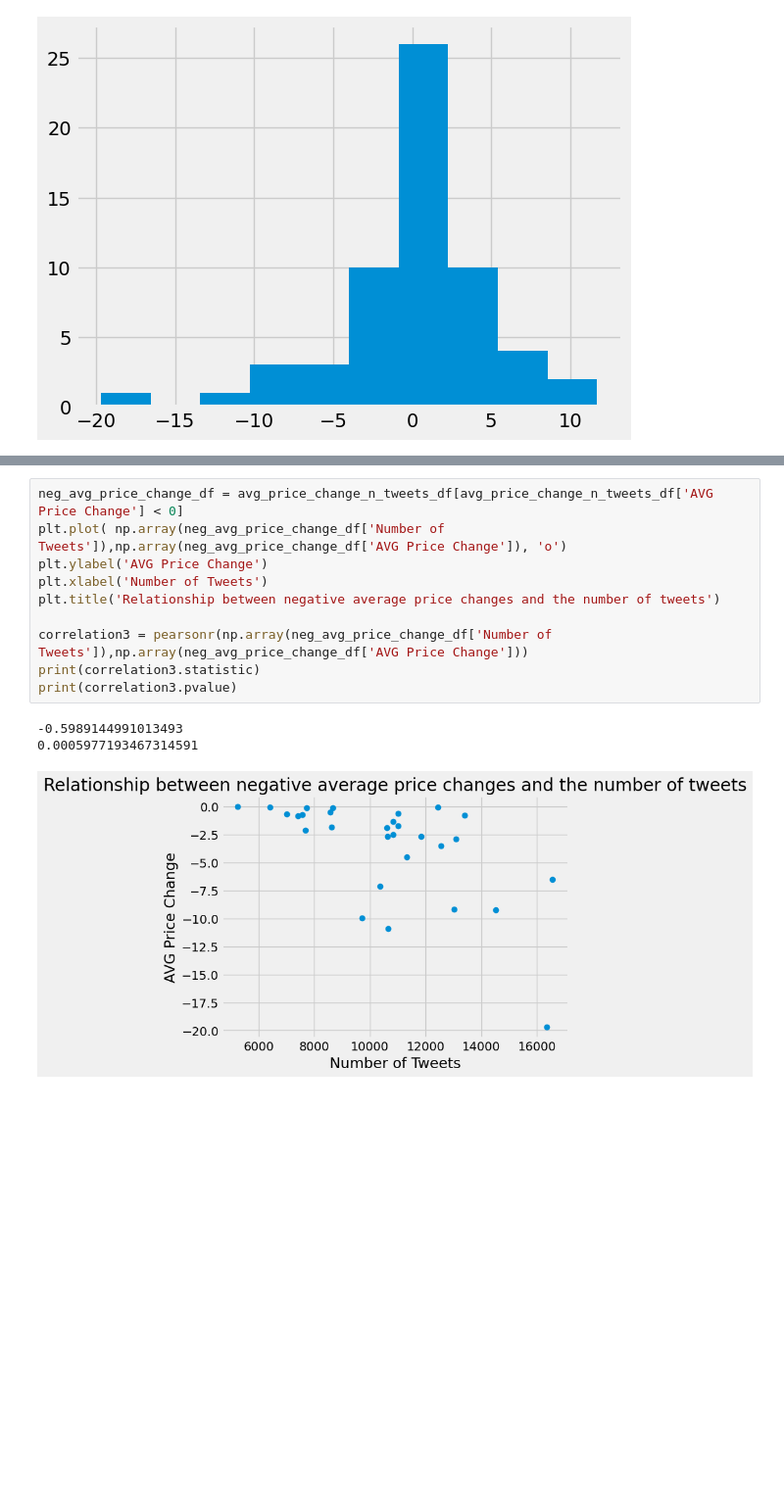
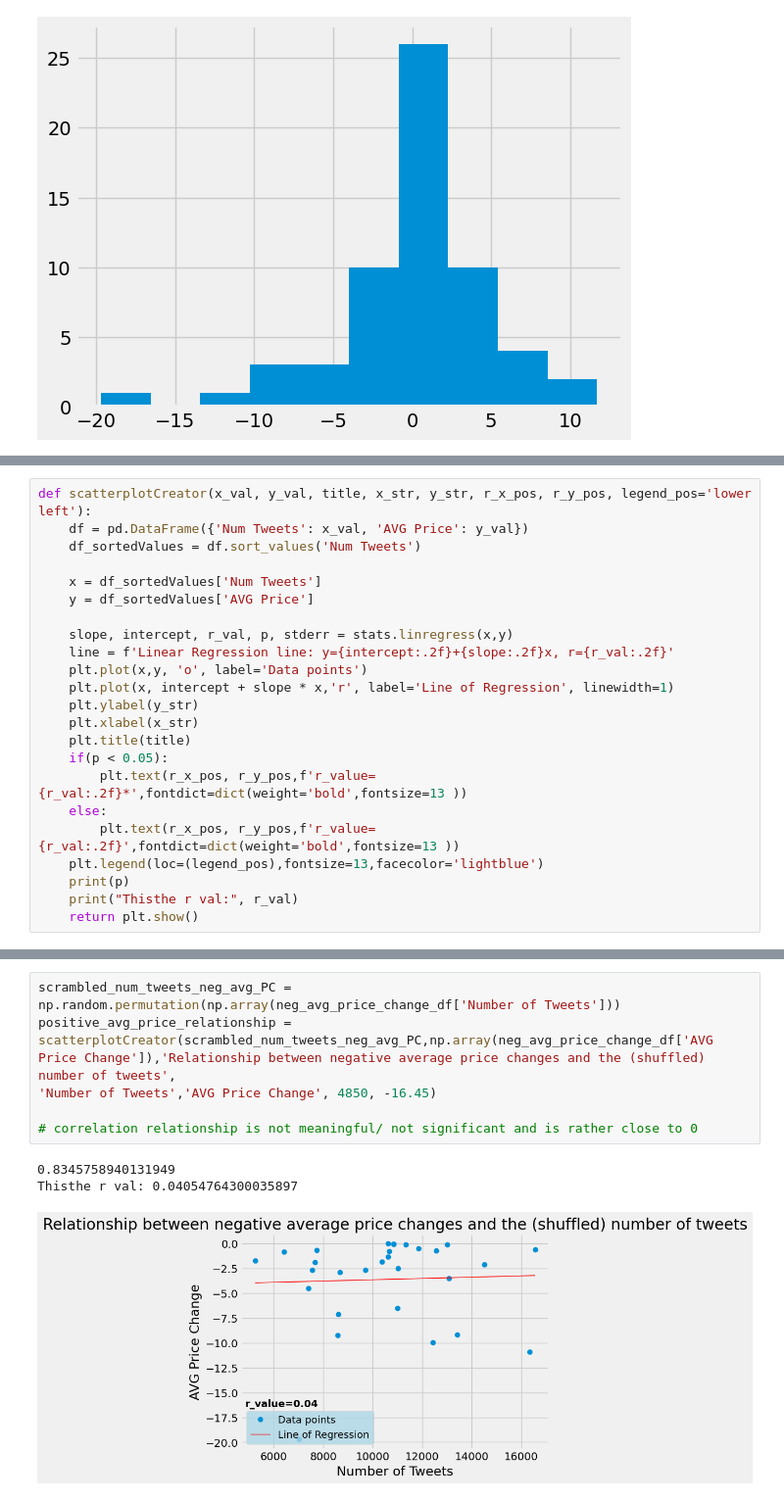
Before and after one commit to JulianaMatovu/Influence-of-Tweets-on-Amazon-Stock-Prices, a Jupyter notebook: Influence of Tweets on Stock Price.ipynb, the cells around one changed output, grey strips where cells are left out. Shown at 98% size. Saved outputs shown, nothing was run; the diff lists cells and outputs as text; blank space fills up the shorter version.

Commit message:
Line of Regression added to all scatterplots; necessary permutations explained through comments and creation of scatterplots made more efficient by using one method

```diff
--- a/Influence of Tweets on Stock Price.ipynb
+++ b/Influence of Tweets on Stock Price.ipynb
@@ -296,0 +297,23 @@ print(correlation1.statistic)
+# %%
+def scatterplotCreator(x_val, y_val, title, x_str, y_str, r_x_pos, r_y_pos, legend_pos='lower left'):
+    df = pd.DataFrame({'Num Tweets': x_val, 'AVG Price': y_val})
+    df_sortedValues = df.sort_values('Num Tweets')
+
+    x = df_sortedValues['Num Tweets']
+    y = df_sortedValues['AVG Price']
+
+    slope, intercept, r_val, p, stderr = stats.linregress(x,y)
+    line = f'Linear Regression line: y={intercept:.2f}+{slope:.2f}x, r={r_val:.2f}'
+    plt.plot(x,y, 'o', label='Data points')
+    plt.plot(x, intercept + slope * x,'r', label='Line of Regression', linewidth=1)
+    plt.ylabel(y_str)
+    plt.xlabel(x_str)
+    plt.title(title)
+    if(p < 0.05):
+        plt.text(r_x_pos, r_y_pos,f'r_value={r_val:.2f}*',fontdict=dict(weight='bold',fontsize=13 ))
+    else:
+        plt.text(r_x_pos, r_y_pos,f'r_value={r_val:.2f}',fontdict=dict(weight='bold',fontsize=13 ))
+    plt.legend(loc=(legend_pos),fontsize=13,facecolor='lightblue')
+    print(p)
+    print("Thisthe r val:", r_val)
+    return plt.show()
@@ -340,14 +371,10 @@ print(shuffled_correlation2.pvalue)
 # %%
-neg_avg_price_change_df = avg_price_change_n_tweets_df[avg_price_change_n_tweets_df['AVG Price Change'] < 0]
-plt.plot( np.array(neg_avg_price_change_df['Number of Tweets']),np.array(neg_avg_price_change_df['AVG Price Change']), 'o')
-plt.ylabel('AVG Price Change')
-plt.xlabel('Number of Tweets')
-plt.title('Relationship between negative average price changes and the number of tweets')
+scrambled_num_tweets_neg_avg_PC = np.random.permutation(np.array(neg_avg_price_change_df['Number of Tweets']))
+positive_avg_price_relationship = scatterplotCreator(scrambled_num_tweets_neg_avg_PC,np.array(neg_avg_price_change_df['AVG Price Change']),'Relationship between negative average price changes and the (shuffled) number of tweets',
+'Number of Tweets','AVG Price Change', 4850, -16.45)
 
-correlation3 = pearsonr(np.array(neg_avg_price_change_df['Number of Tweets']),np.array(neg_avg_price_change_df['AVG Price Change']))
-print(correlation3.statistic)
-print(correlation3.pvalue)
+# correlation relationship is not meaningful/ not significant and is rather close to 0
 # %% [output]
--0.5989144991013493
-0.0005977193467314591
+0.8345758940131949
+Thisthe r val: 0.04054764300035897
-[figure, old version]
+[figure, new version]
```
Also changed, not shown: parts of 10 cells of this notebook.
